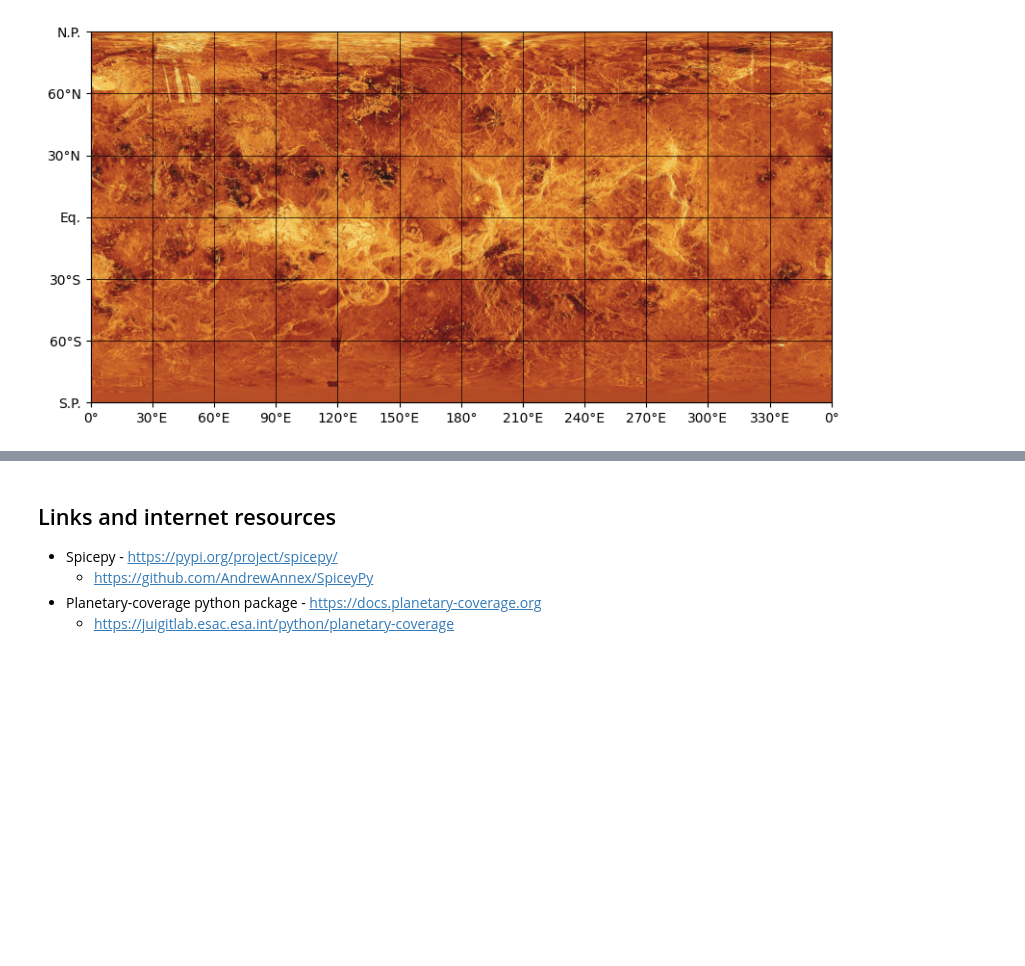
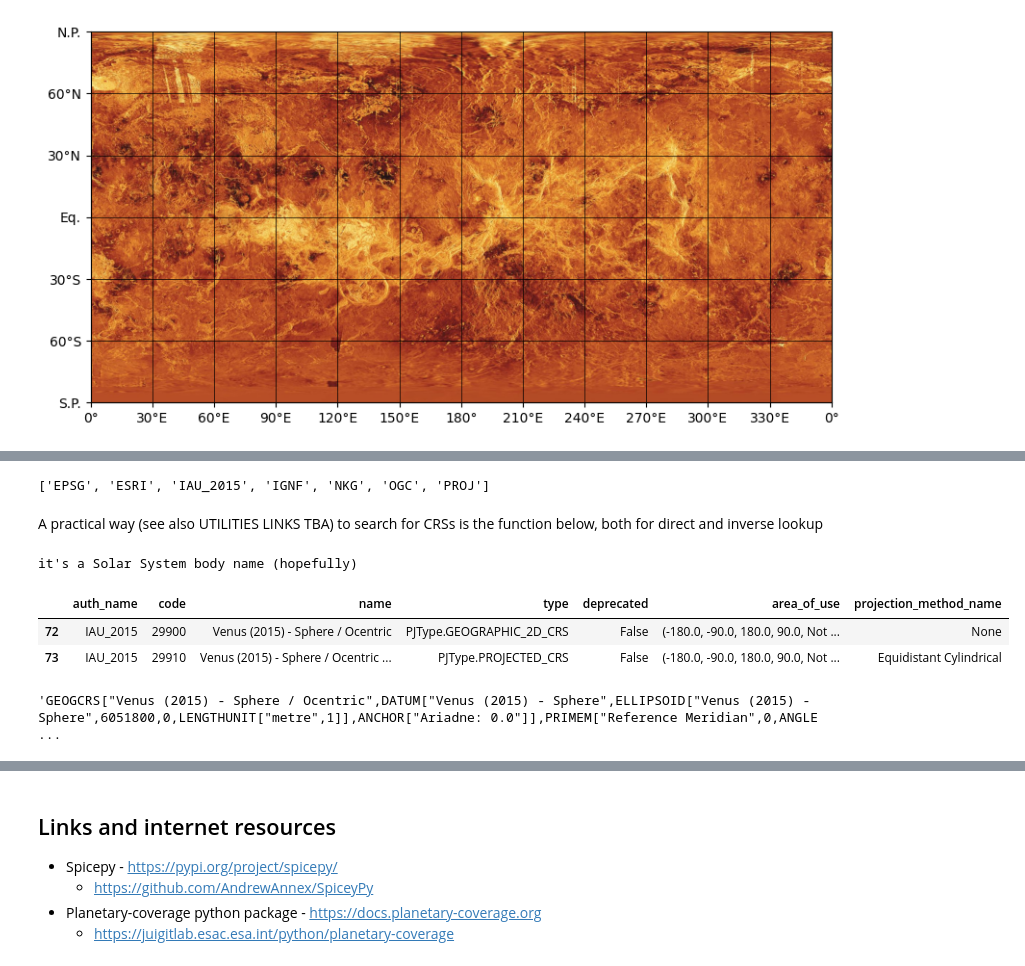
Before and after one commit to aprossi/crs-ws2024, a Jupyter notebook: 1_venus.ipynb, the cells around one changed output, grey strips where cells are left out. Saved outputs shown, nothing was run; the diff lists cells and outputs as text; code cells hidden in the pictures; blank space fills up the shorter version.

Commit message:
finalised 0 and 1, added utilities

```diff
--- a/1_venus.ipynb
+++ b/1_venus.ipynb
@@ -22,0 +36,58 @@ ax = fig.add_subplot(projection=VENUS)
+# %%
+pyproj.get_authorities()
+# %% [output]
+['EPSG', 'ESRI', 'IAU_2015', 'IGNF', 'NKG', 'OGC', 'PROJ']
+# %% [markdown]
+A practical way (see also UTILITIES LINKS TBA) to search for CRSs is the function below, both for direct and inverse lookup
+# %%
+def search_iau(string=""):
+    """
+    Direct and inverse IAU search, Works also with substrings.
+
+    Usage: e.g.
+
+        search_iau("Mars") # direct lookup
+
+        search_iau("50255") # inverse lookup, by IAU 2015 CRS code
+
+    If nothing is returned, there is no match
+    """
+    import pyproj
+    import pandas as pd
+    crs_info_list = pyproj.database.query_crs_info(auth_name="IAU_2015", pj_types=None)
+    crs_df = pd.DataFrame (data=crs_info_list, columns=["auth_name", "code", "name", "type", "deprecated", "area_of_use", "projection_method_name"])
+
+    if string.isnumeric():
+        print("it's a IAU code (hopefully)")
+        bubu = crs_df.query ('code.str.contains (@string)')
+        if len(bubu) == 0:
+            print("nothing returned, please check the spelling")
+        return bubu
+
+    if string.isalpha():
+        print("it's a Solar System body name (hopefully)")
+        bubu = crs_df.query ('name.str.contains (@string)')
+        if len(bubu) == 0:
+            return("nothing returned, please check the spelling")
+        return bubu
+# %%
+# Searching for venus CRSs and assigning to a variable (dataframe)
+venus_crs_set = search_iau("Venus")
+# %% [output]
+it's a Solar System body name (hopefully)
+# %%
+# Plotting the first row, typically the first include the geographic "Sphere/Ocentric" CRS,
+# to be eventually used by cartopy, or so
+venus_crs_set.head(2)
+# %% [output]
+|  | auth_name | code | name | type | deprecated | area_of_use | projection_method_name |
+| 72 | IAU_2015 | 29900 | Venus (2015) - Sphere / Ocentric | PJType.GEOGRAPHIC_2D_CRS | False | (-180.0, -90.0, 180.0, 90.0, Not ... | None |
+| 73 | IAU_2015 | 29910 | Venus (2015) - Sphere / Ocentric ... | PJType.PROJECTED_CRS | False | (-180.0, -90.0, 180.0, 90.0, Not ... | Equidistant Cylindrical |
+# %%
+pyproj.CRS('IAU_2015:29900').to_wkt()
+
+# The radius is included in the query below or one can always do
+
+# pyproj.CRS('IAU_2015:29900').to_proj4() # Uncomment to have the proj4 code of the CRS above
+# %% [output]
+'GEOGCRS["Venus (2015) - Sphere / Ocentric",DATUM["Venus (2015) - Sphere",ELLIPSOID["Venus (2015) - Sphere",6051800,0,LENGTHUNIT["metre",1]],ANCHOR["Ariadne: 0.0"]],PRIMEM["Reference Meridian",0,ANGLE ...
```
Also changed, not shown: parts of 14 cells of this notebook, 2 other files.
